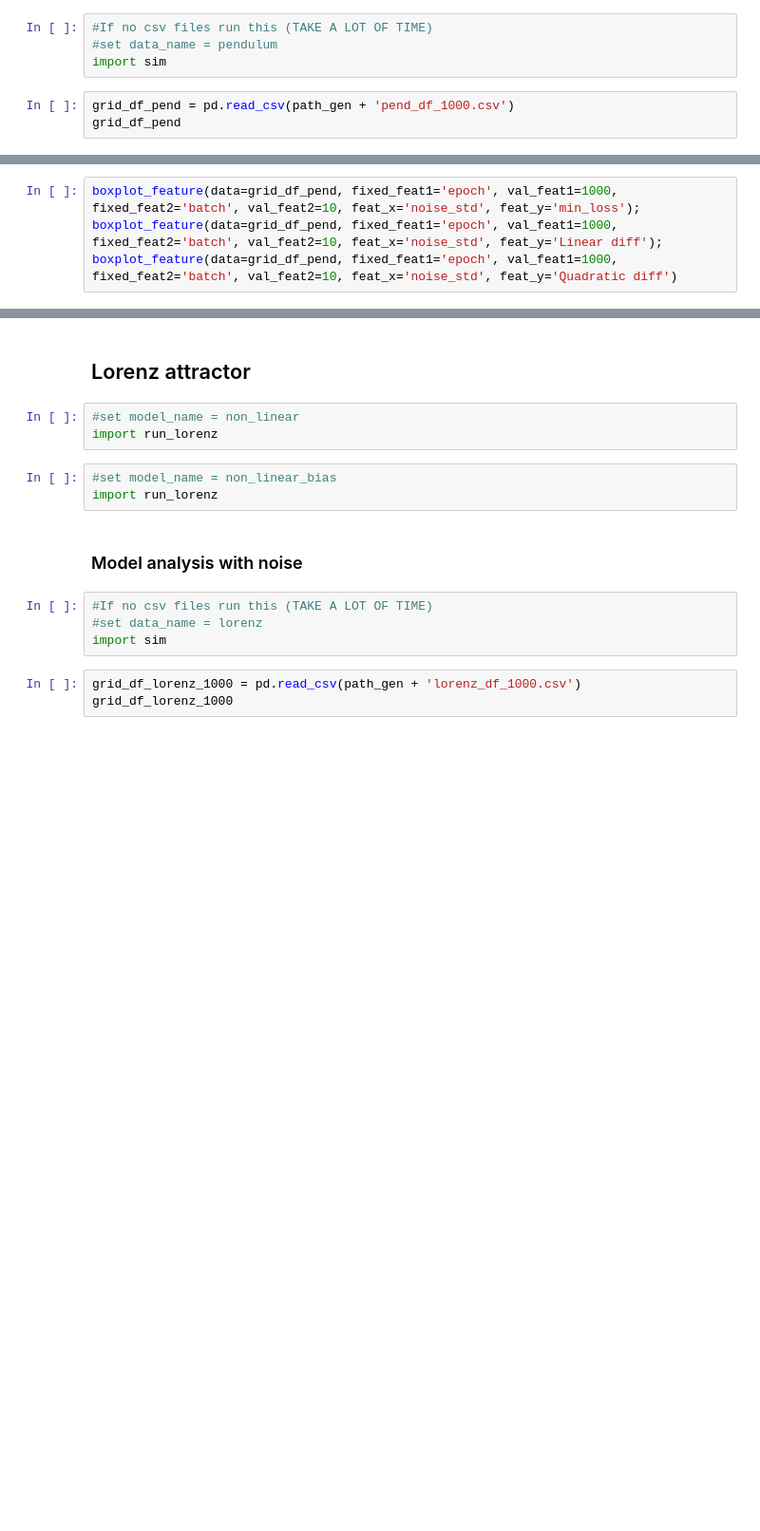
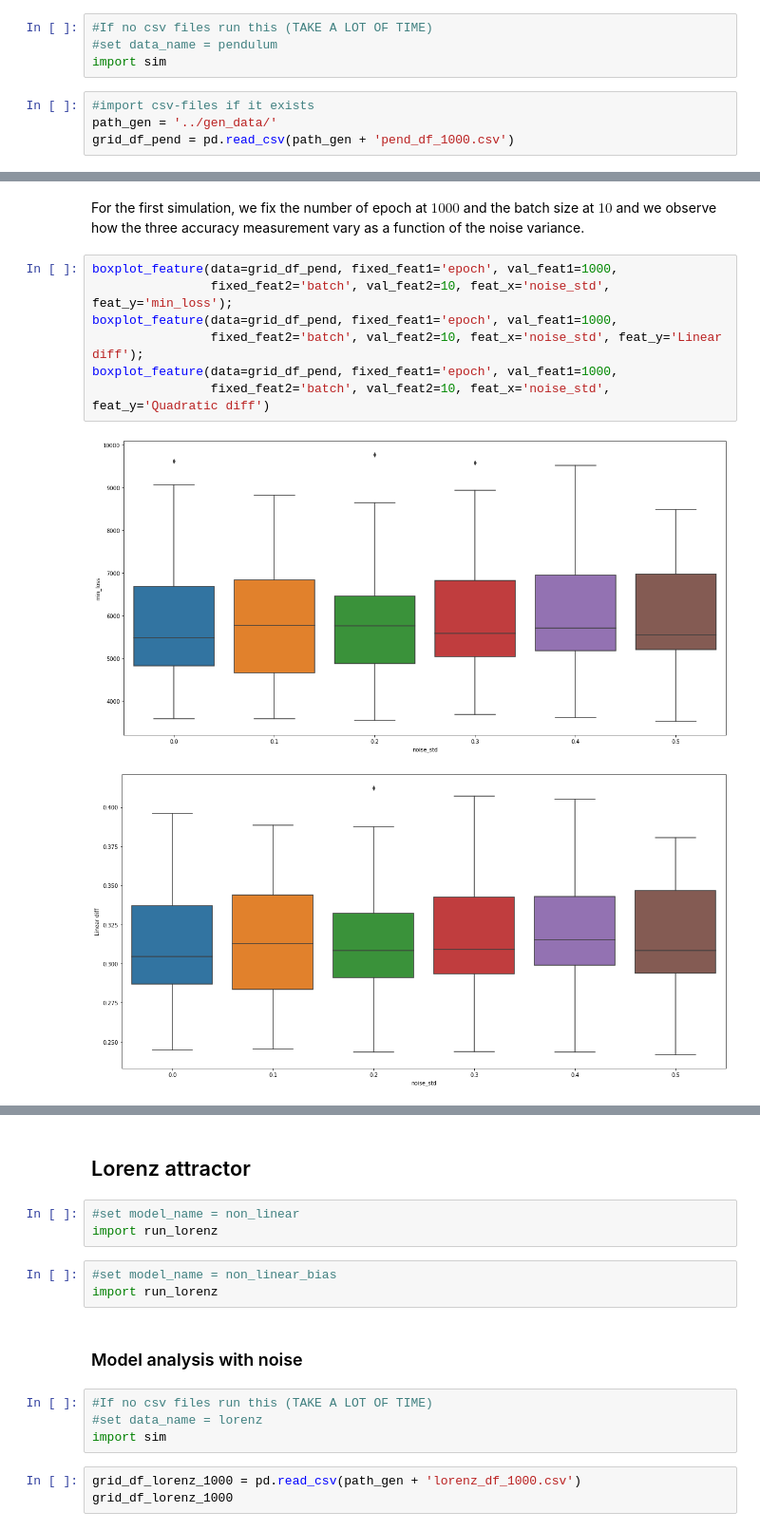
Before and after one commit to KennethThNg/Semester-project-dynamical-system-learning, a Jupyter notebook: ode_demo.ipynb, the cells around one changed output, grey strips where cells are left out. Shown: that part at 95% size. Cells and saved outputs as stored; diff of their text form; blank space fills up the shorter version.

Commit message:
modif boxplot

```diff
--- a/ode_demo.ipynb
+++ b/ode_demo.ipynb
@@ -30,5 +157,6 @@ import run_pendulum
 #set data_name = pendulum
 import sim
 # %%
+#import csv-files if it exists
+path_gen = '../gen_data/'
 grid_df_pend = pd.read_csv(path_gen + 'pend_df_1000.csv')
-grid_df_pend
@@ -49,4 +163,12 @@ grid_df_pend
+# %% [markdown]
+For the first simulation, we fix the number of epoch at $1000$ and the batch size at $10$ and we observe how the three accuracy measurement vary as a function of the noise variance.
 # %%
-boxplot_feature(data=grid_df_pend, fixed_feat1='epoch', val_feat1=1000, fixed_feat2='batch', val_feat2=10, feat_x='noise_std', feat_y='min_loss');
-boxplot_feature(data=grid_df_pend, fixed_feat1='epoch', val_feat1=1000, fixed_feat2='batch', val_feat2=10, feat_x='noise_std', feat_y='Linear diff');
-boxplot_feature(data=grid_df_pend, fixed_feat1='epoch', val_feat1=1000, fixed_feat2='batch', val_feat2=10, feat_x='noise_std', feat_y='Quadratic diff')
+boxplot_feature(data=grid_df_pend, fixed_feat1='epoch', val_feat1=1000,
+                fixed_feat2='batch', val_feat2=10, feat_x='noise_std', feat_y='min_loss');
+boxplot_feature(data=grid_df_pend, fixed_feat1='epoch', val_feat1=1000,
+                fixed_feat2='batch', val_feat2=10, feat_x='noise_std', feat_y='Linear diff');
+boxplot_feature(data=grid_df_pend, fixed_feat1='epoch', val_feat1=1000,
+                fixed_feat2='batch', val_feat2=10, feat_x='noise_std', feat_y='Quadratic diff')
+# %% [output]
+[figure, added]
+[figure, added]
```
Also changed, not shown: parts of 22 cells of this notebook, 1 other file.
